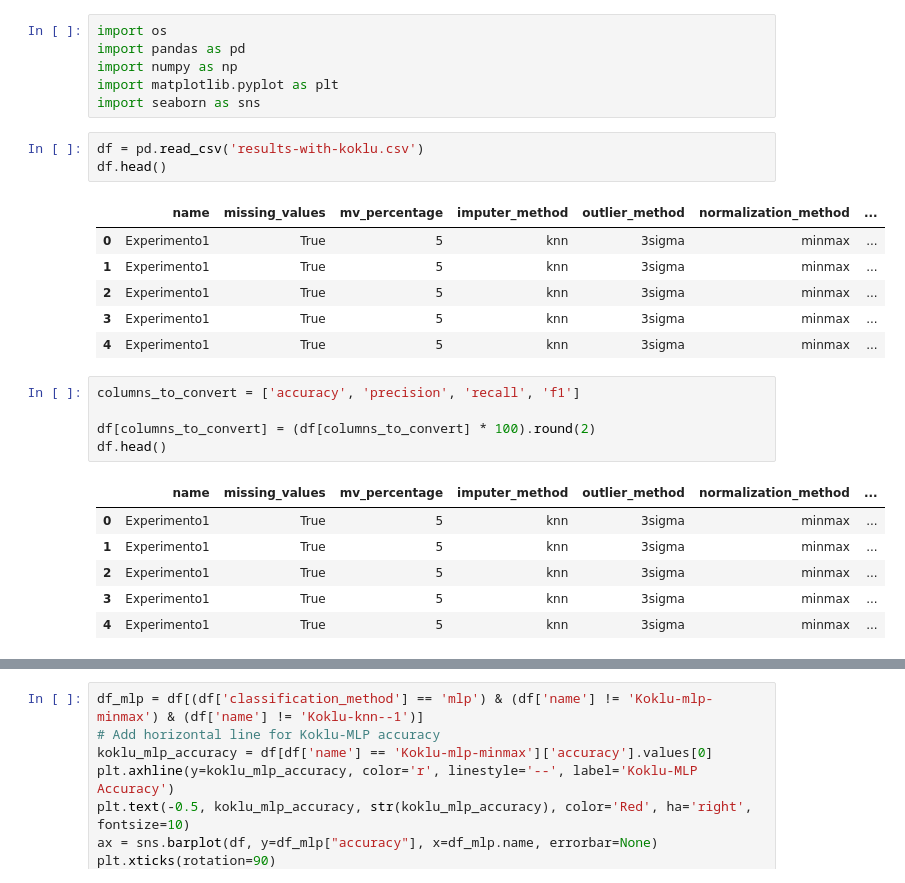
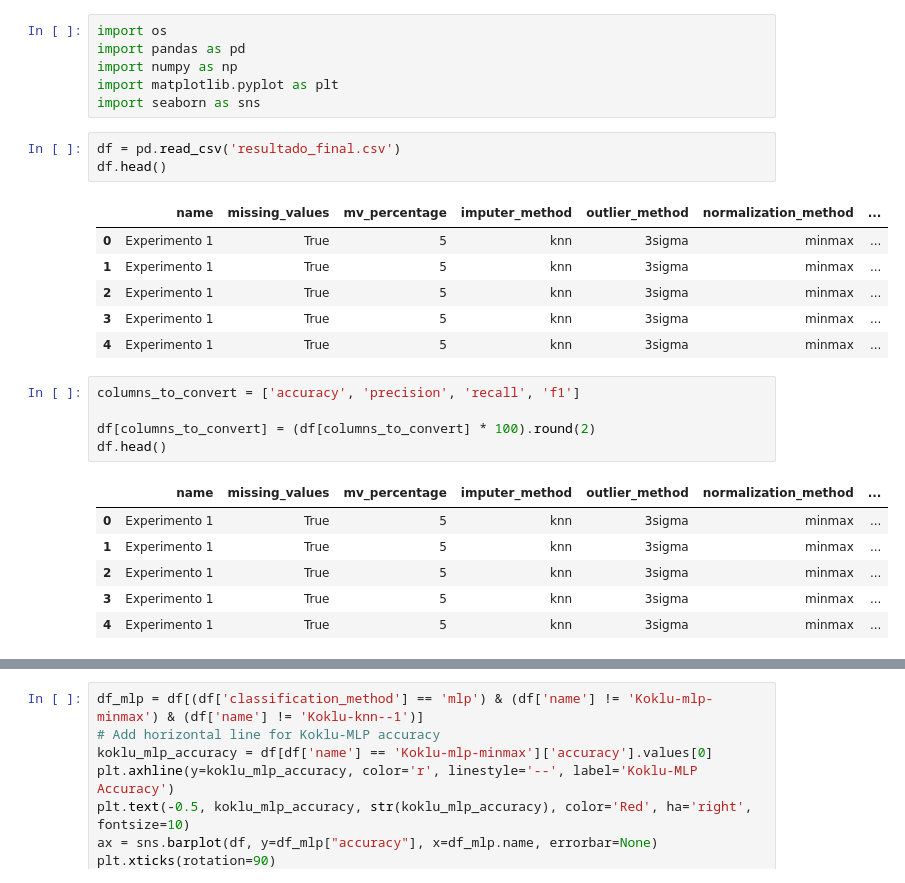
Before and after one commit to lopesvictor1/Beans-Classification, a Jupyter notebook: plots.ipynb, the cells around one changed output, grey strips where cells are left out. Cells and saved outputs as stored; diff of their text form.

```diff
--- a/plots.ipynb
+++ b/plots.ipynb
@@ -5,15 +5,15 @@ import numpy as np
 import matplotlib.pyplot as plt
 import seaborn as sns
 # %%
-df = pd.read_csv('results-with-koklu.csv')
+df = pd.read_csv('resultado_final.csv')
 df.head()
 # %% [output]
 |  | name | missing_values | mv_percentage | imputer_method | outlier_method | normalization_method | ... |
-| 0 | Experimento1 | True | 5 | knn | 3sigma | minmax | ... |
-| 1 | Experimento1 | True | 5 | knn | 3sigma | minmax | ... |
-| 2 | Experimento1 | True | 5 | knn | 3sigma | minmax | ... |
-| 3 | Experimento1 | True | 5 | knn | 3sigma | minmax | ... |
-| 4 | Experimento1 | True | 5 | knn | 3sigma | minmax | ... |
+| 0 | Experimento 1 | True | 5 | knn | 3sigma | minmax | ... |
+| 1 | Experimento 1 | True | 5 | knn | 3sigma | minmax | ... |
+| 2 | Experimento 1 | True | 5 | knn | 3sigma | minmax | ... |
+| 3 | Experimento 1 | True | 5 | knn | 3sigma | minmax | ... |
+| 4 | Experimento 1 | True | 5 | knn | 3sigma | minmax | ... |
 # %%
 columns_to_convert = ['accuracy', 'precision', 'recall', 'f1']
 
@@ -21,8 +21,8 @@ df[columns_to_convert] = (df[columns_to_convert] * 100).round(2)
 df.head()
 # %% [output]
 |  | name | missing_values | mv_percentage | imputer_method | outlier_method | normalization_method | ... |
-| 0 | Experimento1 | True | 5 | knn | 3sigma | minmax | ... |
-| 1 | Experimento1 | True | 5 | knn | 3sigma | minmax | ... |
-| 2 | Experimento1 | True | 5 | knn | 3sigma | minmax | ... |
-| 3 | Experimento1 | True | 5 | knn | 3sigma | minmax | ... |
-| 4 | Experimento1 | True | 5 | knn | 3sigma | minmax | ... |
+| 0 | Experimento 1 | True | 5 | knn | 3sigma | minmax | ... |
+| 1 | Experimento 1 | True | 5 | knn | 3sigma | minmax | ... |
+| 2 | Experimento 1 | True | 5 | knn | 3sigma | minmax | ... |
+| 3 | Experimento 1 | True | 5 | knn | 3sigma | minmax | ... |
+| 4 | Experimento 1 | True | 5 | knn | 3sigma | minmax | ... |
```
Also changed, not shown: parts of 5 cells of this notebook.
